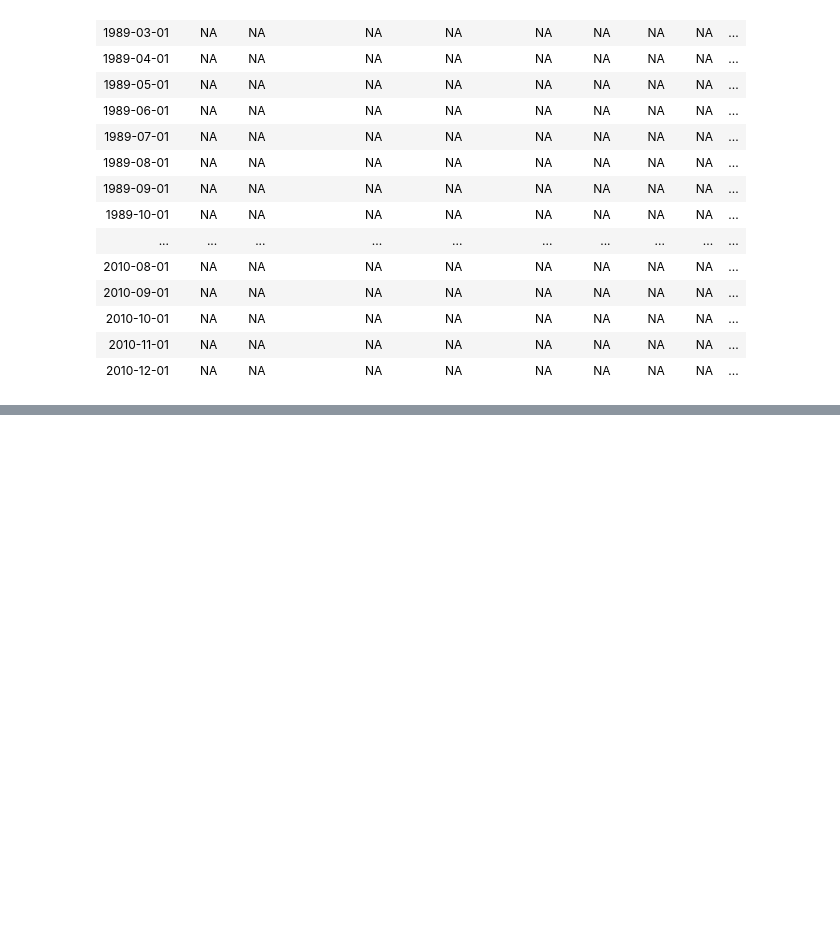
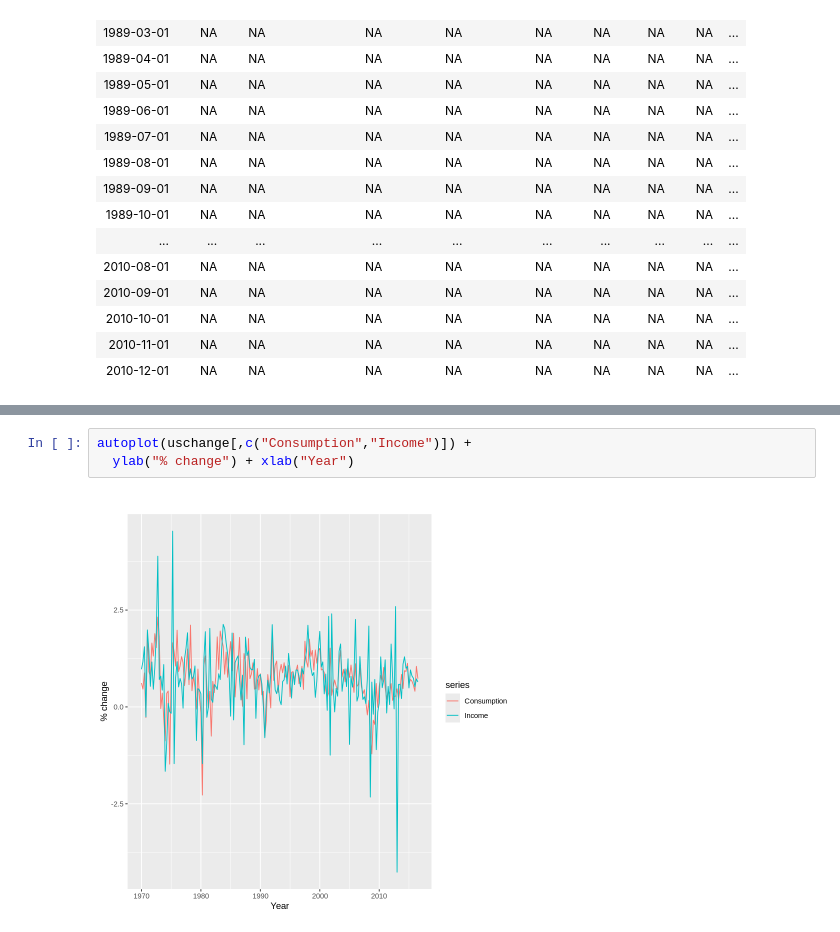
Before and after one commit to pacayton/Forecasting_Codes, a Jupyter notebook: Chapter_5_FPP2.ipynb, the cells around one changed output, grey strips where cells are left out. Drawn from its saved outputs; the diff is of its cells as text; blank space fills up the shorter version.

```diff
--- a/Chapter_5_FPP2.ipynb
+++ b/Chapter_5_FPP2.ipynb
@@ -87,3 +87,8 @@ A spec_tbl_df: 112 × 19
 | 2008-04-01 | 59010.00 | 3371867 | 116.66830 | 154.2667 | 185374.0 | 351567.0 | 25725.00 | 153930.0 | 118638.00 | 2.7524 | 43991.00 | ... |
 | 2008-07-01 | 58040.00 | 3467460 | 128.86093 | 159.9667 | 196992.0 | 343585.0 | 22624.00 | 170961.0 | 117325.00 | 2.9081 | 42752.00 | ... |
 | 2008-10-01 | 77938.00 | 6227369 | 42.97385 | 158.0000 | 135745.0 | 389421.0 | 20315.00 | 166917.0 | 124525.00 | 2.7710 | 50790.00 | ... |
+# %%
+autoplot(uschange[,c("Consumption","Income")]) +
+  ylab("% change") + xlab("Year")
+# %% [output]
+[figure, added]
```
Also changed, not shown: parts of 21 cells of this notebook.
